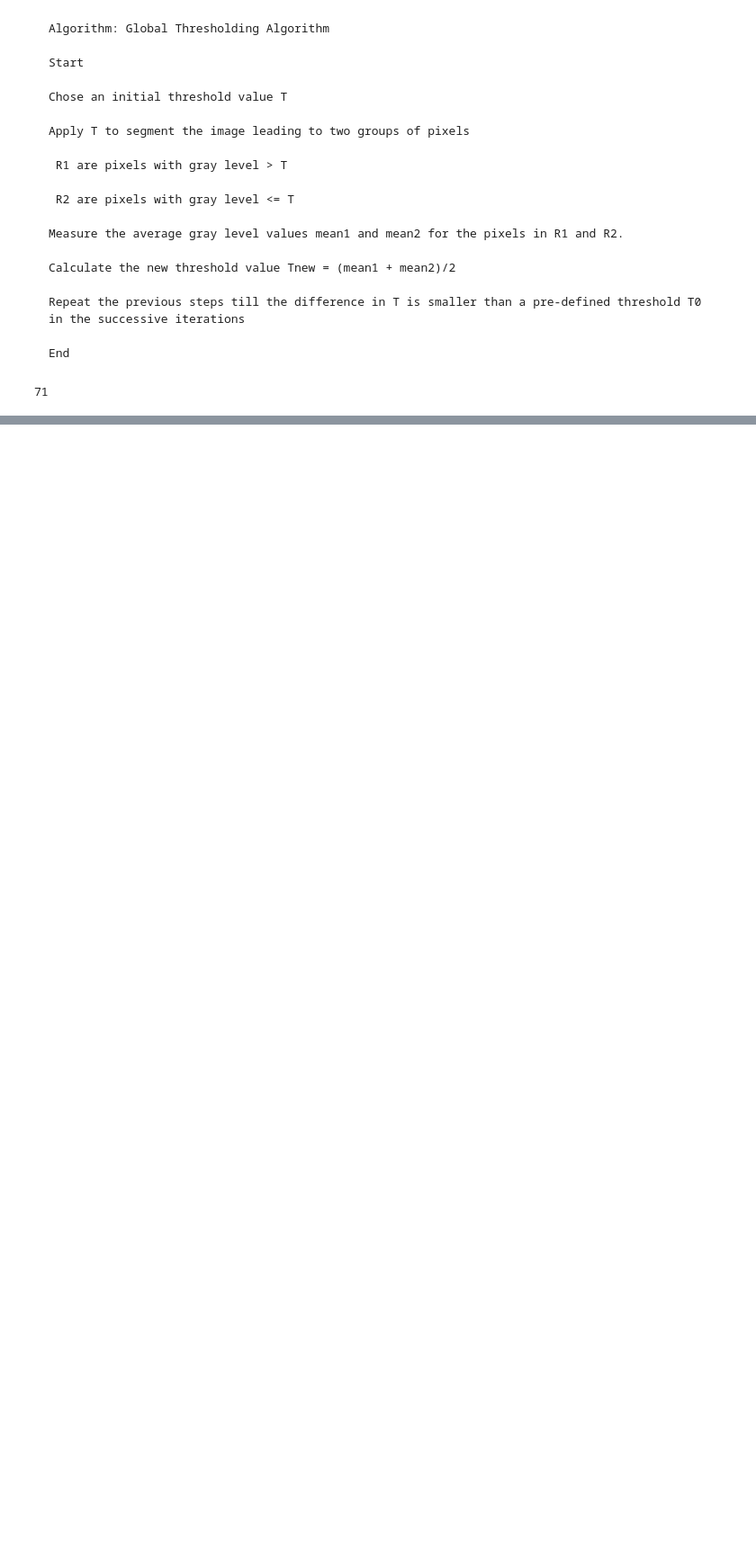
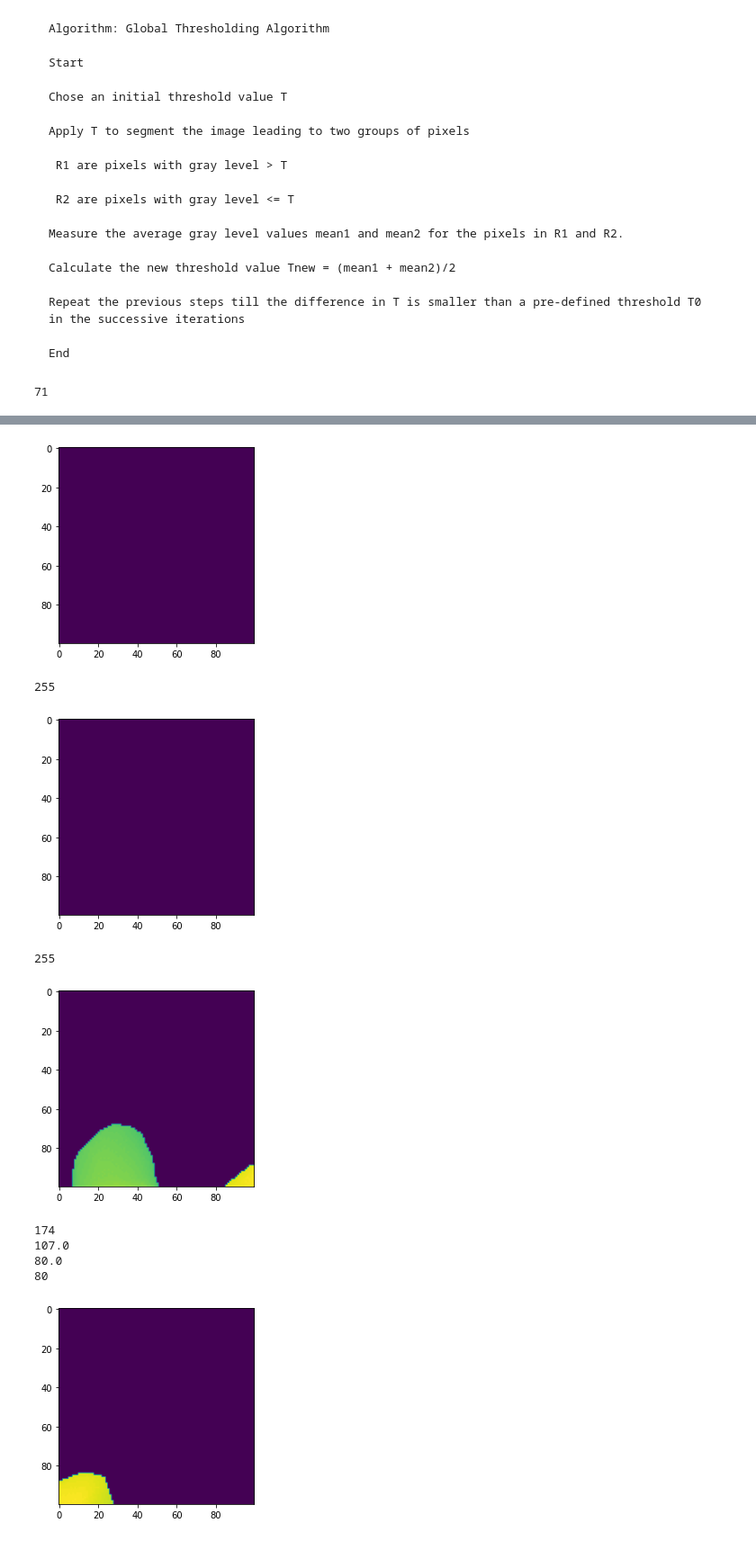
Before and after one commit to monde1999/thesis, a Jupyter notebook: Segmentation.ipynb, the cells around one changed output, grey strips where cells are left out. Shown at 90% size. Drawn from its saved outputs; the diff is of its cells as text; code cells hidden in the pictures; blank space fills up the shorter version.

```diff
--- a/Segmentation.ipynb
+++ b/Segmentation.ipynb
@@ -91,3 +91,26 @@ def split_image(img, M, N):
     return [img[x:x+M,y:y+N] for x in range(0,img.shape[0],M) for y in range(0,img.shape[1],N)]
 
 tiles = split_image(img, 100, 100)
+# %%
+thresholds = set()
+for tile in tiles:
+    plt.imshow(tile)
+    plt.show()
+    t = get_global_threshold(tile)
+    print(t)
+    thresholds.add(t)
+th = list(thresholds)
+list.sort(th, reverse=True)
+th.pop(0)
+print(th)
+# %% [output]
+[figure, added]
+255
+[figure, added]
+255
+[figure, added]
+174
+107.0
+80.0
+80
+[figure, added]
```
Also changed, not shown: parts of 3 cells of this notebook.
